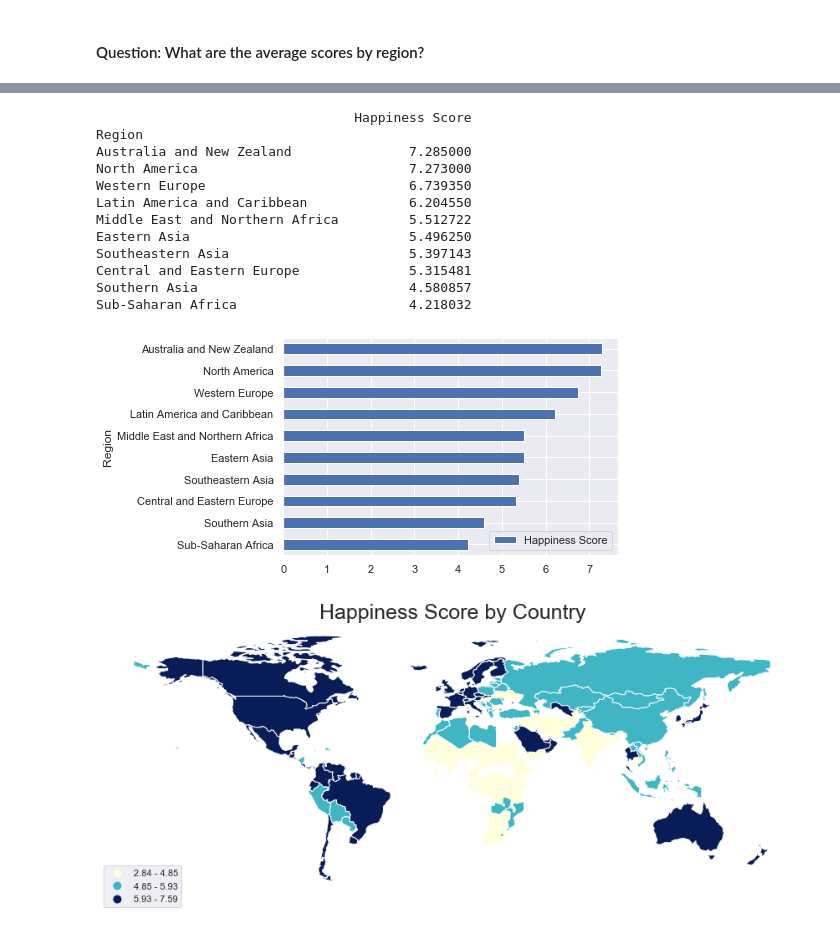
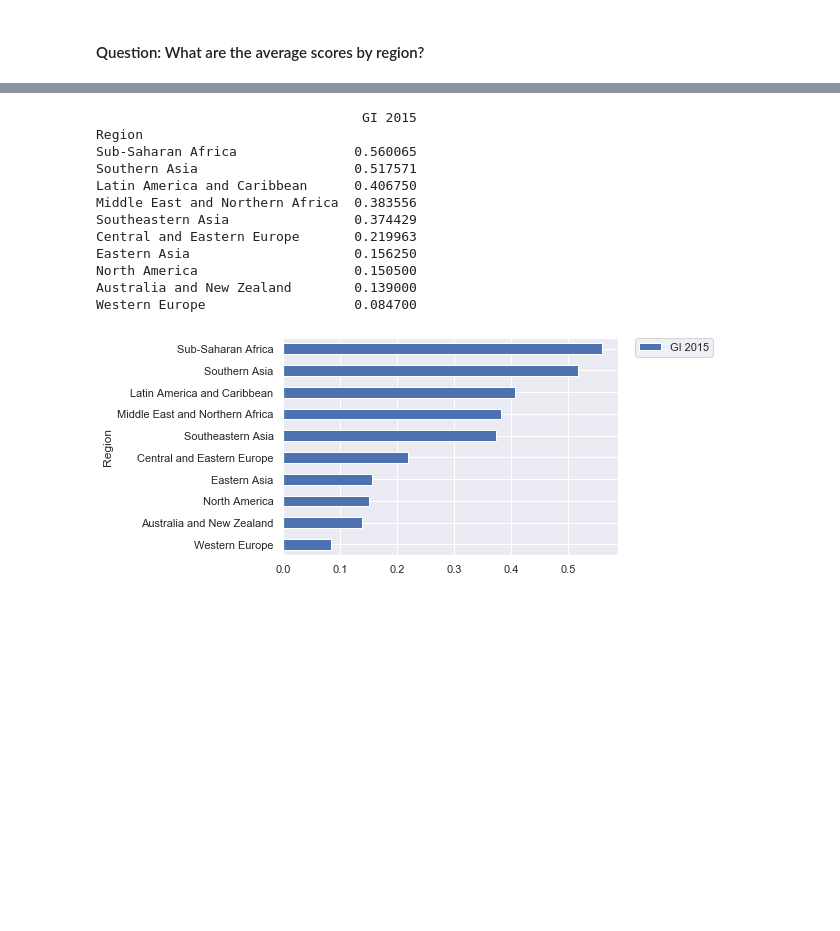
Before and after one commit to nina-driver/Springboard-Capstone-Project-1, a Jupyter notebook: Data Storytelling - World Happiness and Gender Development & Inequality.ipynb, the cells around one changed output, grey strips where cells are left out. Saved outputs shown, nothing was run; the diff lists cells and outputs as text; code cells hidden in the pictures; blank space fills up the shorter version.

```diff
--- a/Data Storytelling - World Happiness and Gender Development & Inequality.ipynb
+++ b/Data Storytelling - World Happiness and Gender Development & Inequality.ipynb
@@ -92,25 +135,30 @@ wh_gdgi[['GI 2015']].plot(kind='hist', bins=20, title='Gender Inequality Distrib
+# %%
+score_by_region('GI 2015')
+graph_by_region('GI 2015')
+# %% [output]
+                                  GI 2015
+Region
+Sub-Saharan Africa               0.560065
+Southern Asia                    0.517571
+Latin America and Caribbean      0.406750
+Middle East and Northern Africa  0.383556
+Southeastern Asia                0.374429
+Central and Eastern Europe       0.219963
+Eastern Asia                     0.156250
+North America                    0.150500
+Australia and New Zealand        0.139000
+Western Europe                   0.084700
+[figure, added]
 # %%
-print(wh_gdgi[['Region','Happiness Score']].groupby('Region').mean().sort_values('Happiness Score', ascending=False))
+def show_world(column):
 
-wh_gdgi[['Region','Happiness Score']].groupby('Region').mean().sort_values('Happiness Score').plot(kind='barh')
+    if column == "GI 2015":
+        color = 'RdYlBu_r'
+    else:
+        color = 'RdYlBu'
 
-world = gpd.read_file('wh_gd_gi.shp')
-ax = world.dropna().plot(column='Happiness', cmap ='YlGnBu', figsize=(15,9),scheme='quantiles', k=3, legend =True)
-ax.set_title('Happiness Score by Country', fontdict= {'fontsize':25})
-ax.set_axis_off()
-ax.get_legend().set_bbox_to_anchor((.12,.12))
+    world = gpd.read_file('wh_gd_gi.shp')
+    ax = world.dropna().plot(column=column, cmap = color, figsize=(15,9),scheme='quantiles', k=3, legend =True)
+    ax.set_title(column, fontdict= {'fontsize':25})
+    ax.set_axis_off()
+    ax.get_legend().set_bbox_to_anchor((.12,.12))
-# %% [output]
-                                 Happiness Score
-Region
-Australia and New Zealand               7.285000
-North America                           7.273000
-Western Europe                          6.739350
-Latin America and Caribbean             6.204550
-Middle East and Northern Africa         5.512722
-Eastern Asia                            5.496250
-Southeastern Asia                       5.397143
-Central and Eastern Europe              5.315481
-Southern Asia                           4.580857
-Sub-Saharan Africa                      4.218032
-[figure, removed]
-[figure, removed]
```
Also changed, not shown: parts of 11 cells of this notebook, 1 other file.
